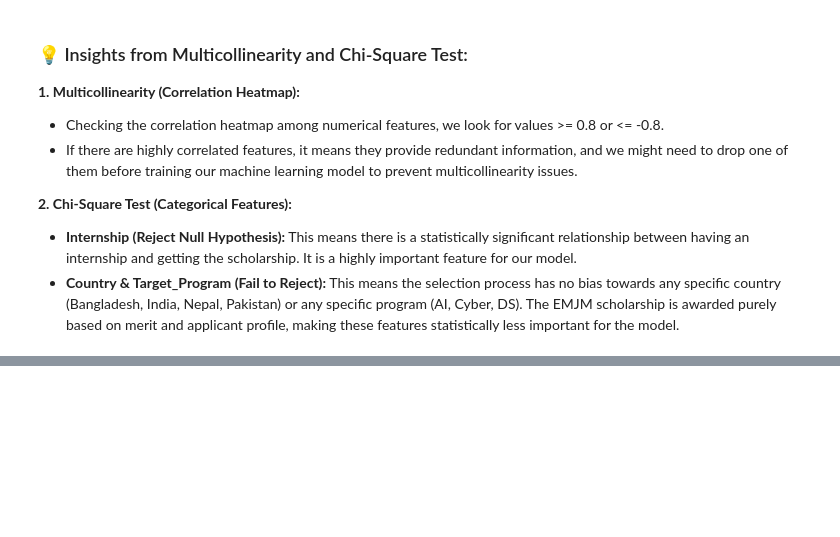
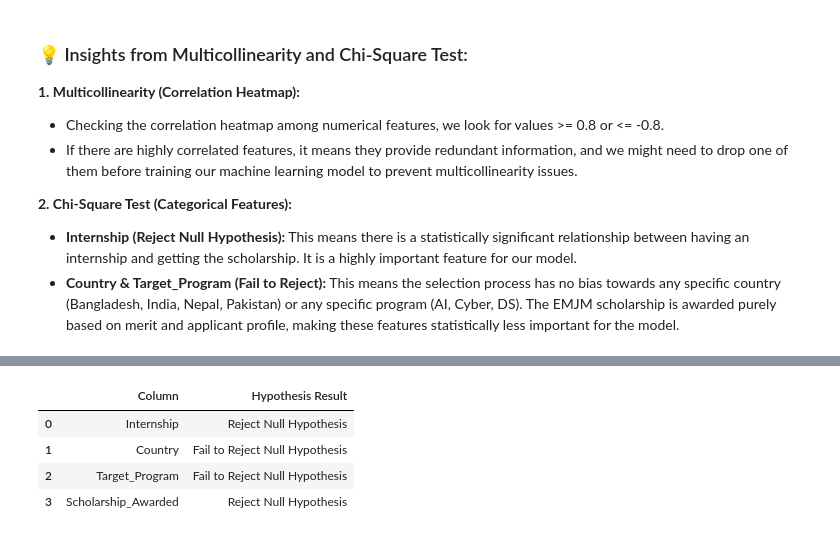
Before and after one commit to Shakib2002/Erasmus-Mundus-Scholarship-Possibilities-Prediction, a Jupyter notebook: notebook/1_EDA_Scholarship.ipynb, the cells around one changed output, grey strips where cells are left out. Cells and saved outputs as stored; diff of their text form; code cells hidden in the pictures; blank space fills up the shorter version.

```diff
--- a/notebook/1_EDA_Scholarship.ipynb
+++ b/notebook/1_EDA_Scholarship.ipynb
@@ -288,0 +303,18 @@ result
+# %%
+from scipy.stats import chi2_contingency
+chi2_test = []
+for feature in categorical_features:
+    # CHANGE IS ON THIS LINE BELOW:
+    if chi2_contingency(pd.crosstab(df['Scholarship_Awarded'], df[feature]))[1] < 0.05:
+        chi2_test.append('Reject Null Hypothesis')
+    else:
+        chi2_test.append('Fail to Reject Null Hypothesis')
+result = pd.DataFrame(data=[categorical_features, chi2_test]).T
+result.columns = ['Column', 'Hypothesis Result']
+result
+# %% [output]
+|  | Column | Hypothesis Result |
+| 0 | Internship | Reject Null Hypothesis |
+| 1 | Country | Fail to Reject Null Hypothesis |
+| 2 | Target_Program | Fail to Reject Null Hypothesis |
+| 3 | Scholarship_Awarded | Reject Null Hypothesis |
```
Also changed, not shown: parts of 2 cells of this notebook, 1 other file.
